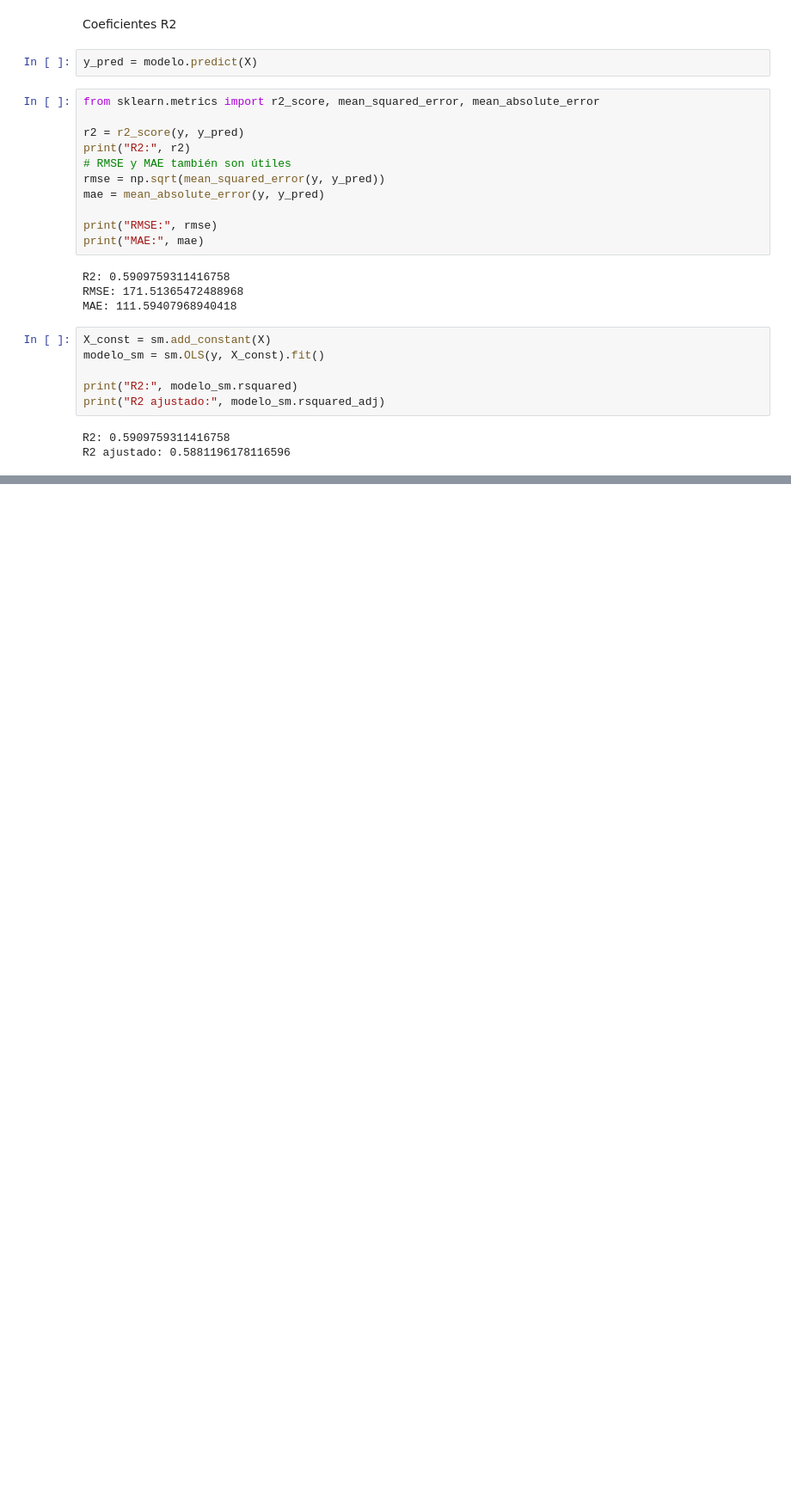
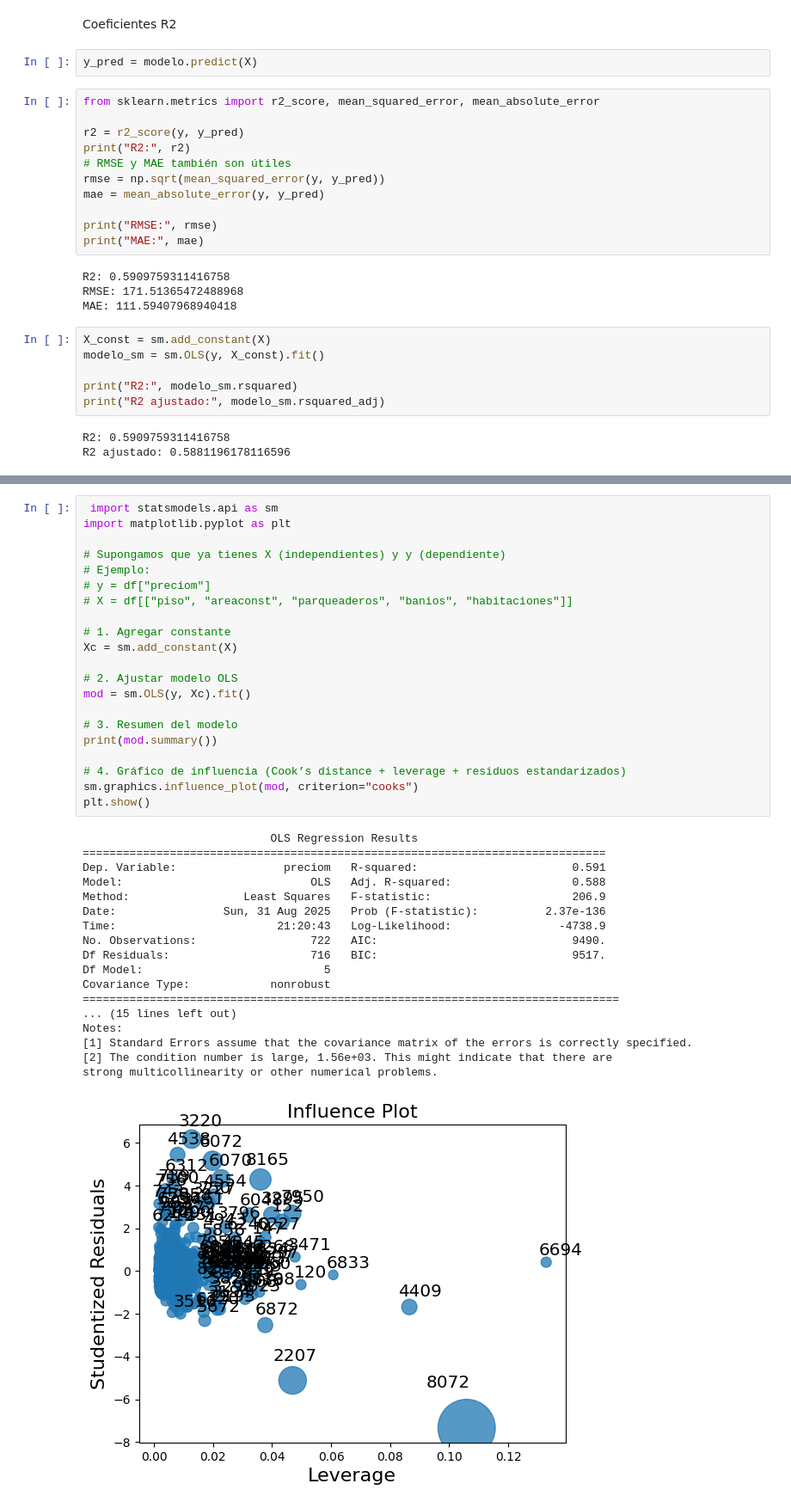
Before and after one commit to marioleandrovanegas/Unidad2, a Jupyter notebook: Unidad2.ipynb, the cells around one changed output, grey strips where cells are left out. Shown at 86% size. Cells and saved outputs as stored; diff of their text form; blank space fills up the shorter version.

```diff
--- a/Unidad2.ipynb
+++ b/Unidad2.ipynb
@@ -229,0 +251,40 @@ R2 ajustado: 0.5881196178116596
+# %%
+ import statsmodels.api as sm
+import matplotlib.pyplot as plt
+
+# Supongamos que ya tienes X (independientes) y y (dependiente)
+# Ejemplo:
+# y = df["preciom"]
+# X = df[["piso", "areaconst", "parqueaderos", "banios", "habitaciones"]]
+
+# 1. Agregar constante
+Xc = sm.add_constant(X)
+
+# 2. Ajustar modelo OLS
+mod = sm.OLS(y, Xc).fit()
+
+# 3. Resumen del modelo
+print(mod.summary())
+
+# 4. Gráfico de influencia (Cook’s distance + leverage + residuos estandarizados)
+sm.graphics.influence_plot(mod, criterion="cooks")
+plt.show()
+# %% [output]
+                            OLS Regression Results
+==============================================================================
+Dep. Variable:                preciom   R-squared:                       0.591
+Model:                            OLS   Adj. R-squared:                  0.588
+Method:                 Least Squares   F-statistic:                     206.9
+Date:                Sun, 31 Aug 2025   Prob (F-statistic):          2.37e-136
+Time:                        21:20:43   Log-Likelihood:                -4738.9
+No. Observations:                 722   AIC:                             9490.
+Df Residuals:                     716   BIC:                             9517.
+Df Model:                           5
+Covariance Type:            nonrobust
+================================================================================
+... (15 lines left out)
+Notes:
+[1] Standard Errors assume that the covariance matrix of the errors is correctly specified.
+[2] The condition number is large, 1.56e+03. This might indicate that there are
+strong multicollinearity or other numerical problems.
+[figure, added]
```
Also changed, not shown: parts of 4 cells of this notebook.
